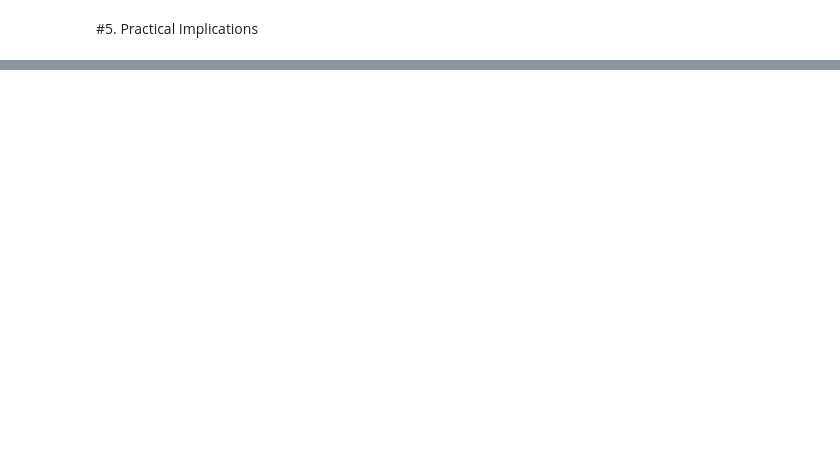
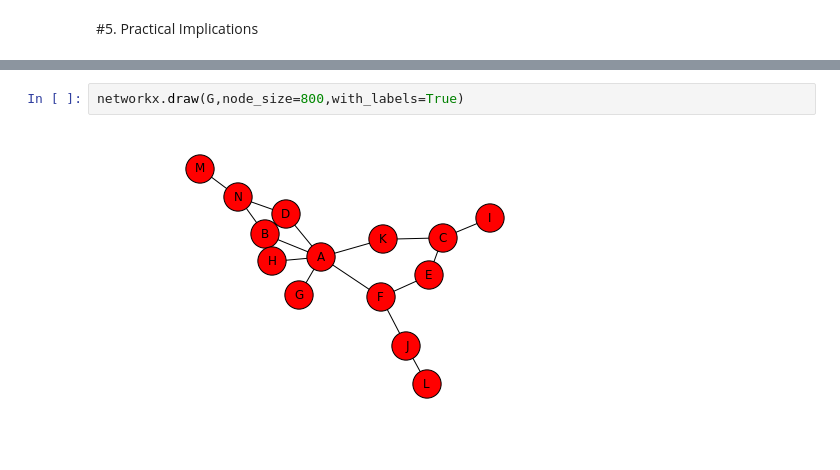
Before and after one commit to HeoJooSeong/zoostar, a Jupyter notebook: LINK_LAB/A Faster Algorithm for Betweenness Centrality/LINK_PAPER_01.ipynb, the cells around one changed output, grey strips where cells are left out. Saved outputs shown, nothing was run; the diff lists cells and outputs as text; blank space fills up the shorter version.

```diff
--- a/LINK_LAB/A Faster Algorithm for Betweenness Centrality/LINK_PAPER_01.ipynb
+++ b/LINK_LAB/A Faster Algorithm for Betweenness Centrality/LINK_PAPER_01.ipynb
@@ -583,0 +553,4 @@ def _rescale(betweenness, n, normalized, directed=False, k=None):
+# %%
+networkx.draw(G,node_size=800,with_labels=True)
+# %% [output]
+[figure, added]
```
Also changed, not shown: parts of 27 cells of this notebook.
